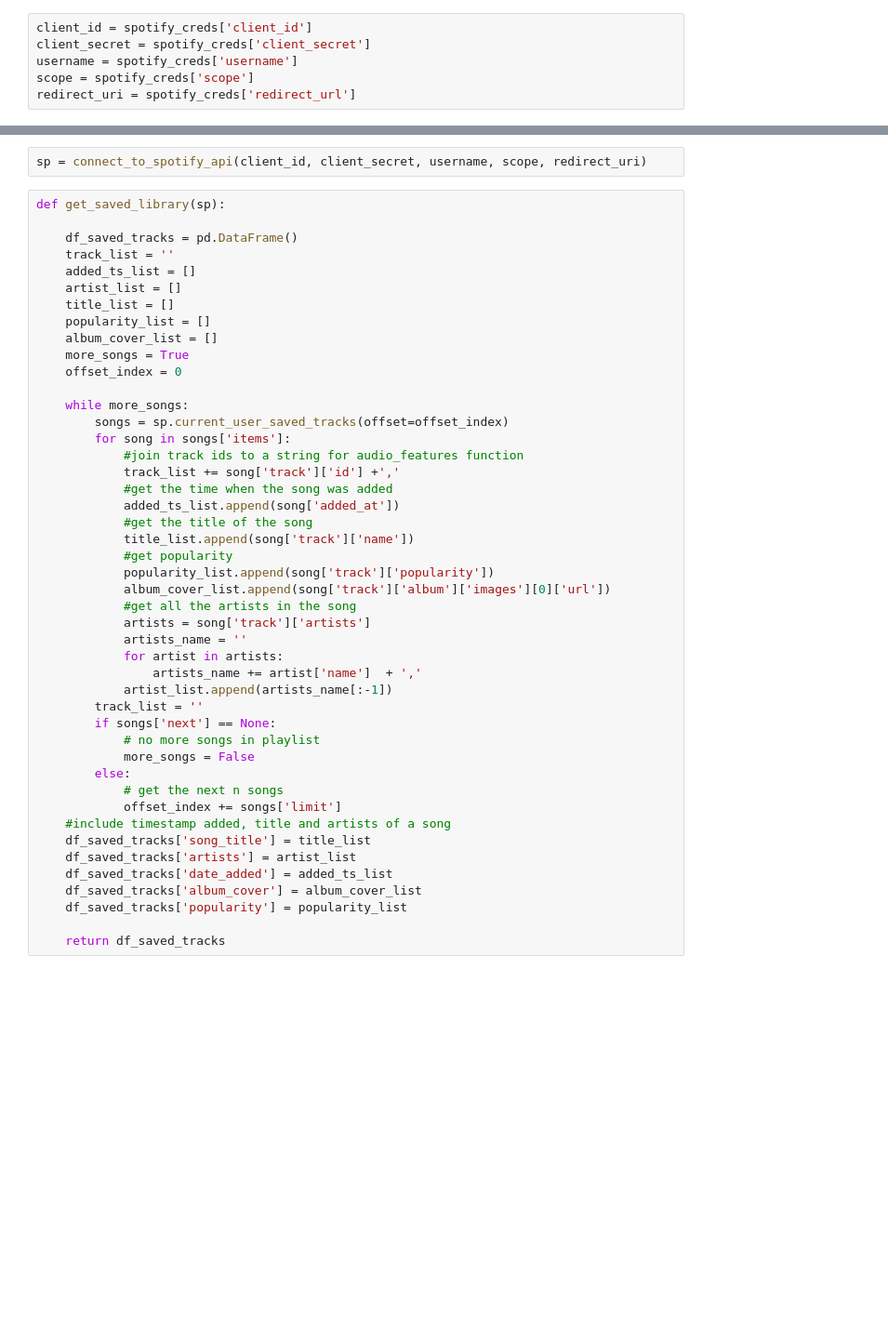
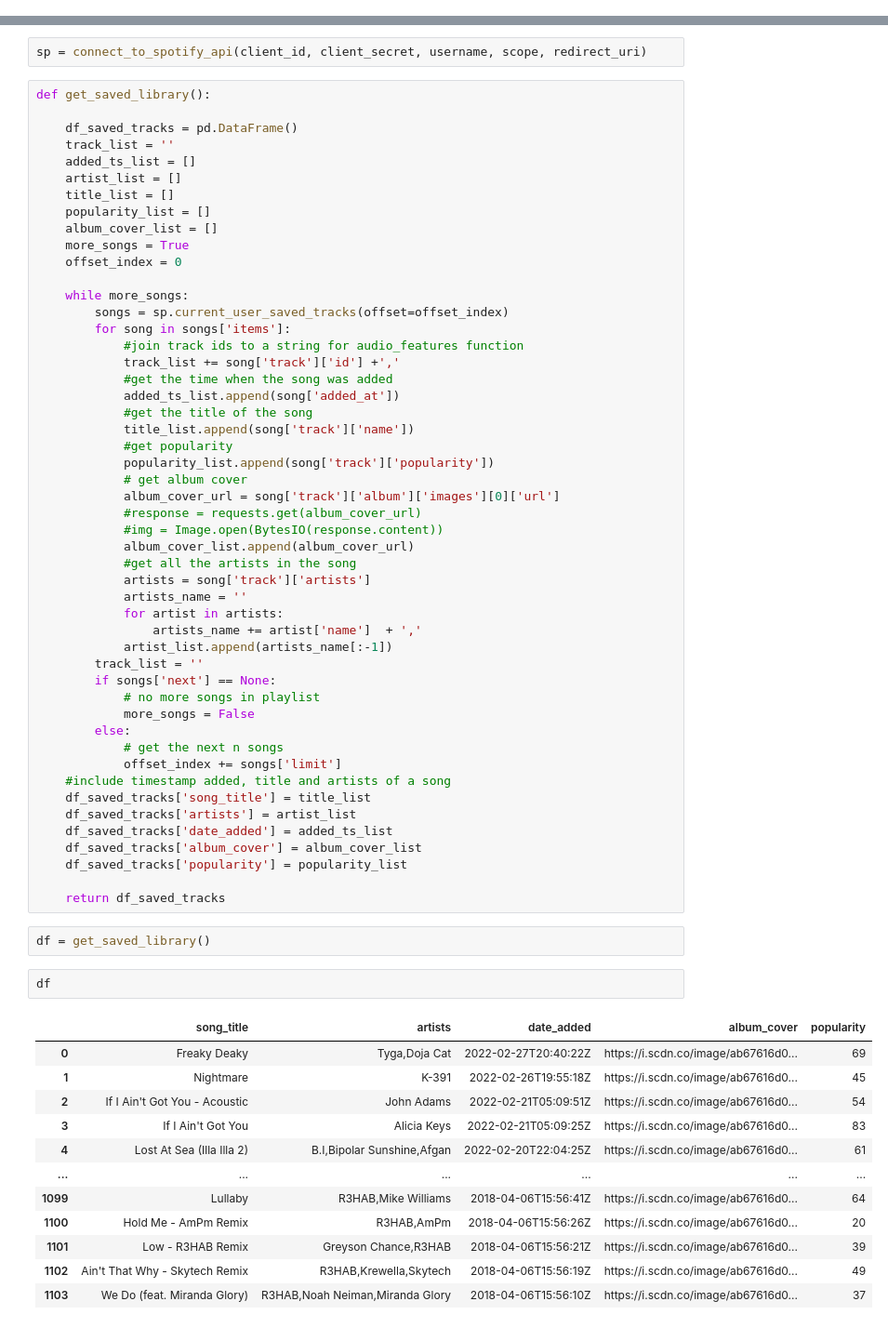
Before and after one commit to haoweini/spotify_stream, a Jupyter notebook: notebooks/Get Spotify Metadata.ipynb, the cells around one changed output, grey strips where cells are left out. Shown: that part at 93% size. Saved outputs shown, nothing was run; the diff lists cells and outputs as text; blank space fills up the shorter version.

```diff
--- a/notebooks/Get Spotify Metadata.ipynb
+++ b/notebooks/Get Spotify Metadata.ipynb
@@ -74,9 +32,3 @@ df_saved_tracks['popularity'] = popularity_list
-# %%
-client_id = spotify_creds['client_id']
-client_secret = spotify_creds['client_secret']
-username = spotify_creds['username']
-scope = spotify_creds['scope']
-redirect_uri = spotify_creds['redirect_url']
 # %%
 def connect_to_spotify_api(client_id, client_secret, username, scope, redirect_uri):
 
@@ -94,7 +46,7 @@ def connect_to_spotify_api(client_id, client_secret, username, scope, redirect_u
 # %%
 sp = connect_to_spotify_api(client_id, client_secret, username, scope, redirect_uri)
 # %%
-def get_saved_library(sp):
+def get_saved_library():
 
     df_saved_tracks = pd.DataFrame()
     track_list = ''
@@ -117,7 +69,11 @@ def get_saved_library(sp):
             title_list.append(song['track']['name'])
             #get popularity
             popularity_list.append(song['track']['popularity'])
-            album_cover_list.append(song['track']['album']['images'][0]['url'])
+            # get album cover
+            album_cover_url = song['track']['album']['images'][0]['url']
+            #response = requests.get(album_cover_url)
+            #img = Image.open(BytesIO(response.content))
+            album_cover_list.append(album_cover_url)
             #get all the artists in the song
             artists = song['track']['artists']
             artists_name = ''
@@ -139,3 +95,20 @@ def get_saved_library(sp):
     df_saved_tracks['popularity'] = popularity_list
 
     return df_saved_tracks
+# %%
+df = get_saved_library()
+# %%
+df
+# %% [output]
+|  | song_title | artists | date_added | album_cover | popularity |
+| 0 | Freaky Deaky | Tyga,Doja Cat | 2022-02-27T20:40:22Z | https://i.scdn.co/image/ab67616d0... | 69 |
+| 1 | Nightmare | K-391 | 2022-02-26T19:55:18Z | https://i.scdn.co/image/ab67616d0... | 45 |
+| 2 | If I Ain't Got You - Acoustic | John Adams | 2022-02-21T05:09:51Z | https://i.scdn.co/image/ab67616d0... | 54 |
+| 3 | If I Ain't Got You | Alicia Keys | 2022-02-21T05:09:25Z | https://i.scdn.co/image/ab67616d0... | 83 |
+| 4 | Lost At Sea (Illa Illa 2) | B.I,Bipolar Sunshine,Afgan | 2022-02-20T22:04:25Z | https://i.scdn.co/image/ab67616d0... | 61 |
+| ... | ... | ... | ... | ... | ... |
+| 1099 | Lullaby | R3HAB,Mike Williams | 2018-04-06T15:56:41Z | https://i.scdn.co/image/ab67616d0... | 64 |
+| 1100 | Hold Me - AmPm Remix | R3HAB,AmPm | 2018-04-06T15:56:26Z | https://i.scdn.co/image/ab67616d0... | 20 |
+| 1101 | Low - R3HAB Remix | Greyson Chance,R3HAB | 2018-04-06T15:56:21Z | https://i.scdn.co/image/ab67616d0... | 39 |
+| 1102 | Ain't That Why - Skytech Remix | R3HAB,Krewella,Skytech | 2018-04-06T15:56:19Z | https://i.scdn.co/image/ab67616d0... | 49 |
+| 1103 | We Do (feat. Miranda Glory) | R3HAB,Noah Neiman,Miranda Glory | 2018-04-06T15:56:10Z | https://i.scdn.co/image/ab67616d0... | 37 |
```
Also changed, not shown: parts of 6 cells of this notebook, 4 other files.
